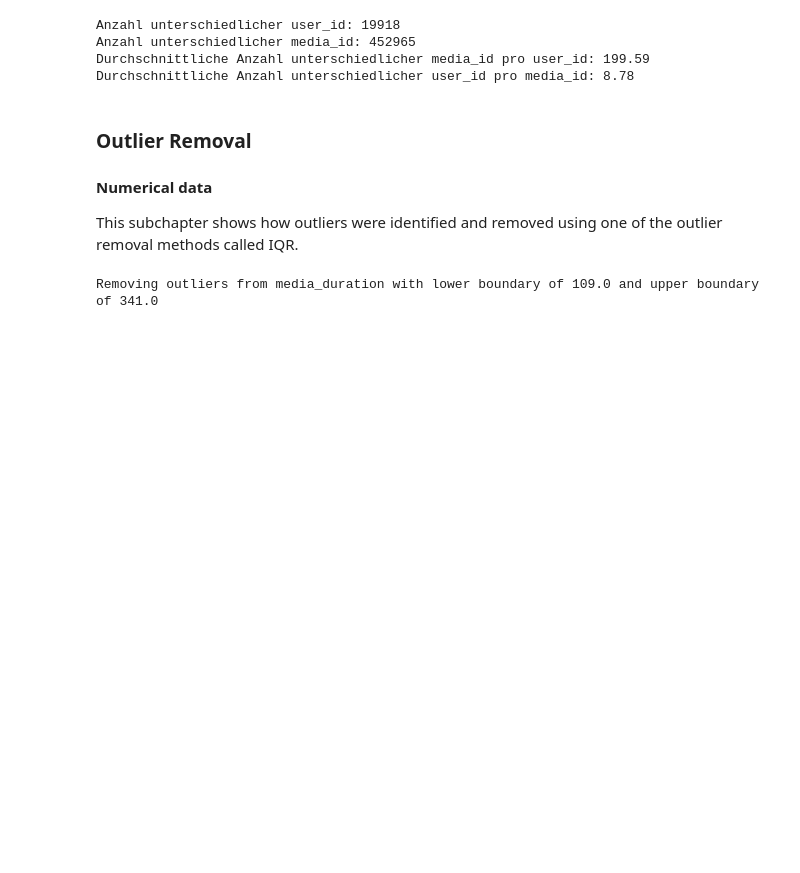
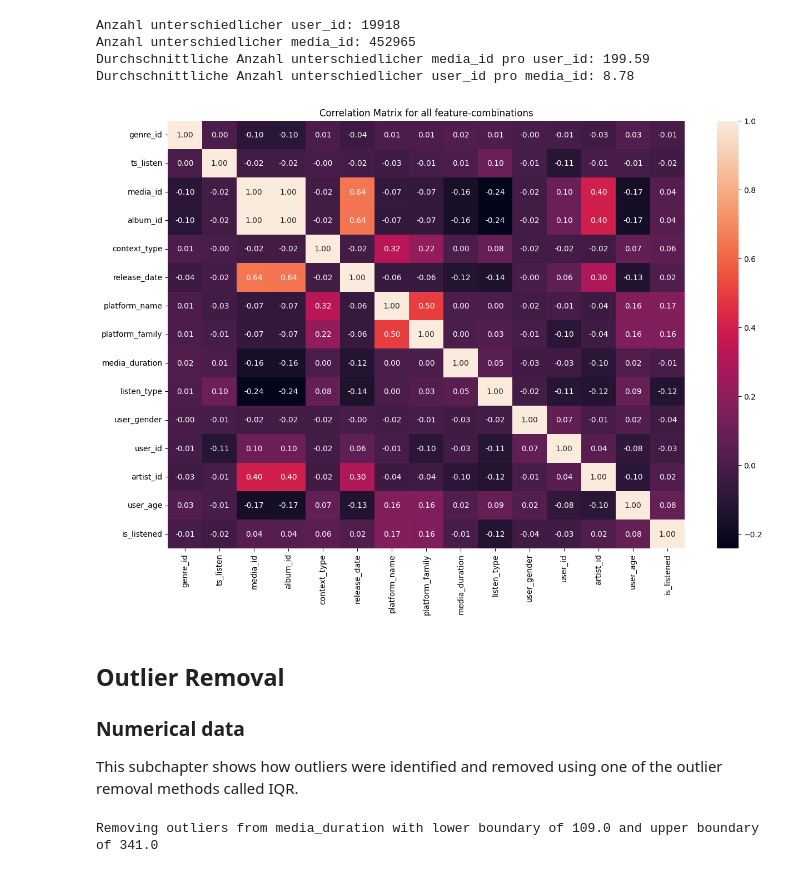
Before and after one commit to rafinchen/recommender_systems, a Jupyter notebook: data-prep.ipynb, the cells around one changed output. Cells and saved outputs as stored; diff of their text form; code cells hidden in the pictures; blank space fills up the shorter version.

```diff
--- a/data-prep.ipynb
+++ b/data-prep.ipynb
@@ -79,9 +79,17 @@ Anzahl unterschiedlicher user_id: 19918
 Anzahl unterschiedlicher media_id: 452965
 Durchschnittliche Anzahl unterschiedlicher media_id pro user_id: 199.59
 Durchschnittliche Anzahl unterschiedlicher user_id pro media_id: 8.78
+# %%
+import seaborn as sns
+plt.figure(figsize=(15, 10))
+sns.heatmap(data.corr(), annot=True, fmt='.2f')
+plt.title('Correlation Matrix for all feature-combinations')
+plt.show()
+# %% [output]
+[figure, added]
 # %% [markdown]
-### Outlier Removal
-#### Numerical data
+## Outlier Removal
+### Numerical data
 This subchapter shows how outliers were identified and removed using one of the outlier removal methods called IQR.
 # %%
 # Remove outliers using the IQR method
```
Also changed, not shown: parts of 4 cells of this notebook.
